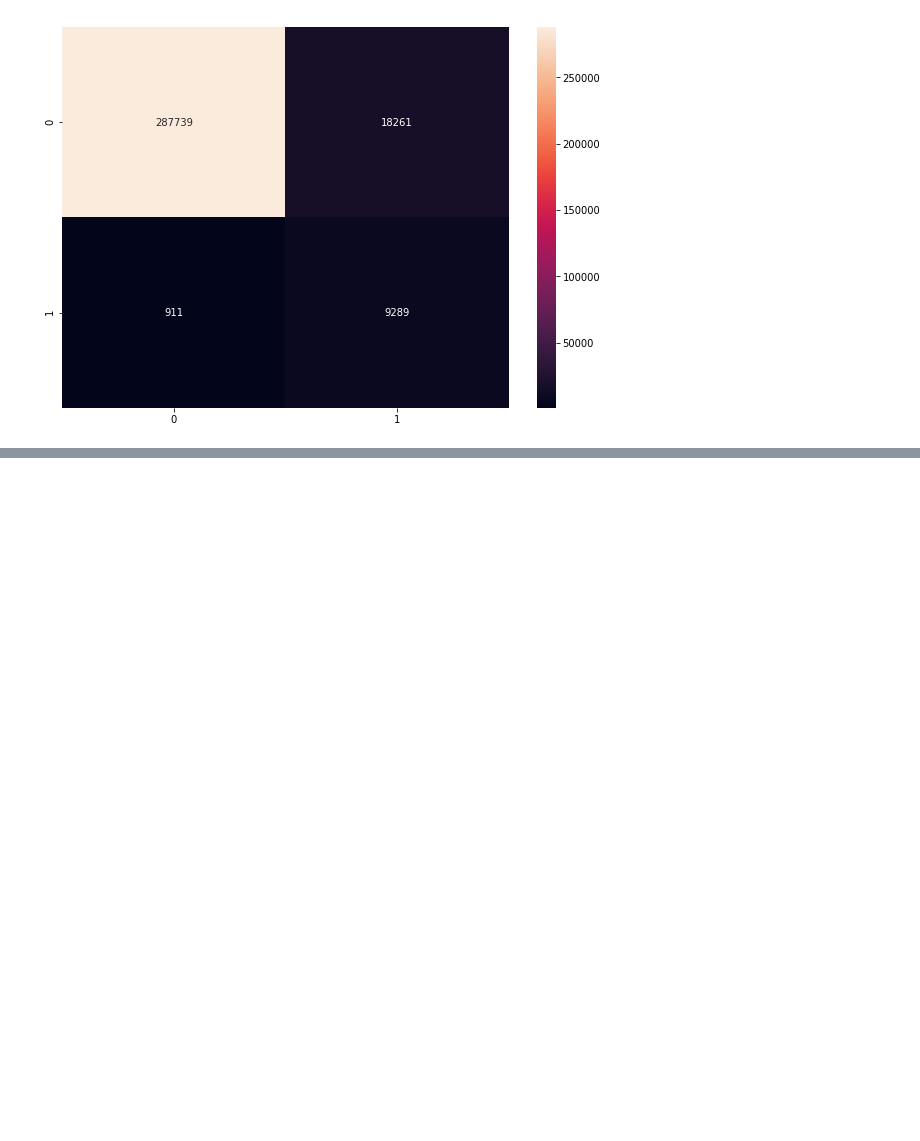
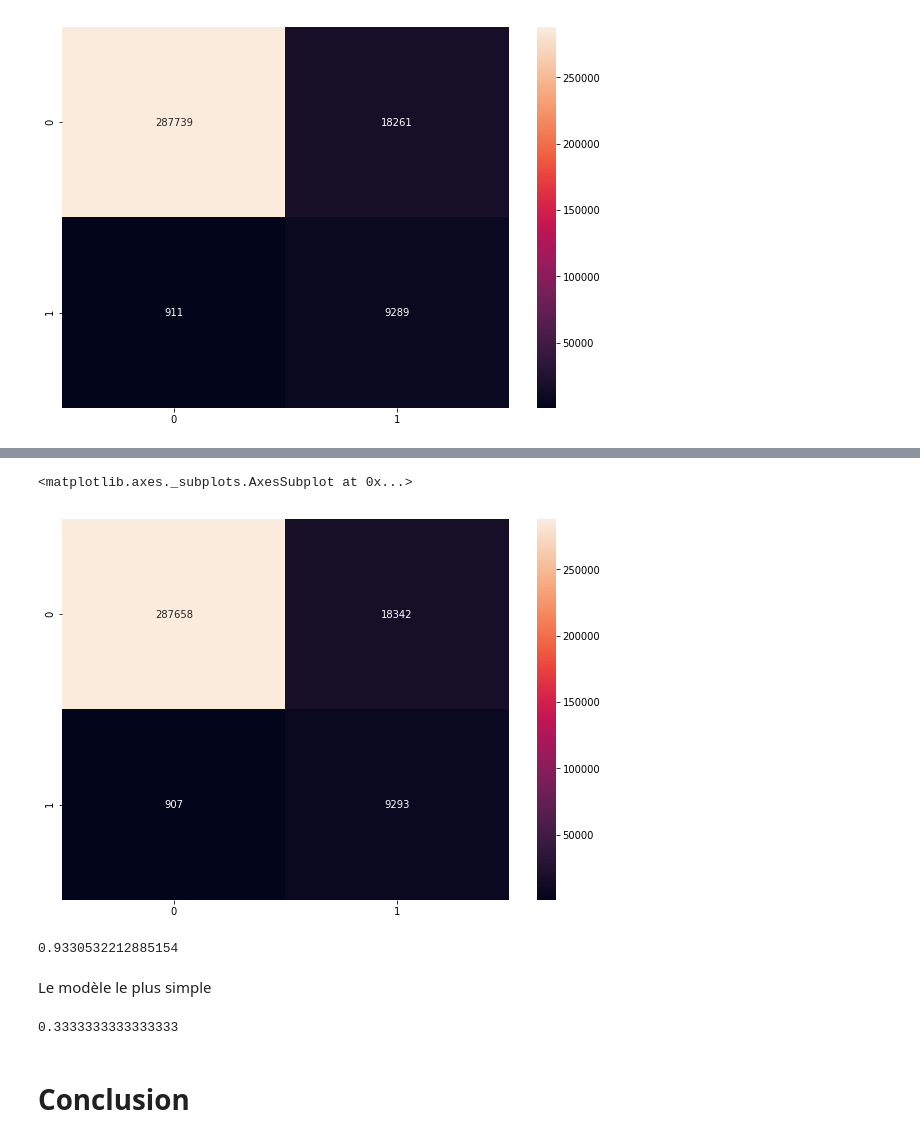
Before and after one commit to tbazzi/Data-Science---Fullstack-Bootcamp, a Jupyter notebook: S3_Projet_ConversionRate.ipynb, the cells around one changed output, grey strips where cells are left out. Saved outputs shown, nothing was run; the diff lists cells and outputs as text; code cells hidden in the pictures; blank space fills up the shorter version.

```diff
--- a/S3_Projet_ConversionRate.ipynb
+++ b/S3_Projet_ConversionRate.ipynb
@@ -445,0 +537,19 @@ sns.heatmap(cm, annot=True, fmt="d", ax = ax)
+# %%
+cm = confusion_matrix(y, y_pred)
+fig, ax = plt.subplots(figsize=(10,7))
+sns.heatmap(cm, annot=True, fmt="d", ax = ax)
+# %% [output]
+<matplotlib.axes._subplots.AxesSubplot at 0x...>
+[figure, added]
+# %%
+clf.score(X_train,y_train)
+# %% [output]
+0.9330532212885154
+# %% [markdown]
+Le modèle le plus simple
+# %%
+y_test.mean()
+# %% [output]
+0.3333333333333333
+# %% [markdown]
+# Conclusion
```
Also changed, not shown: parts of 17 cells of this notebook.
